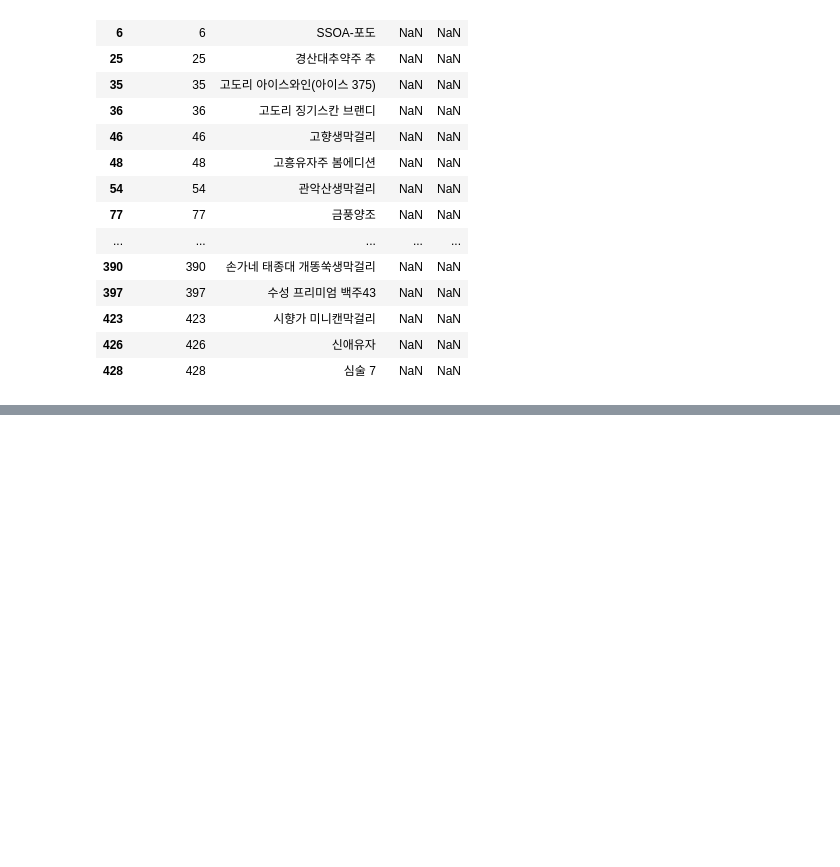
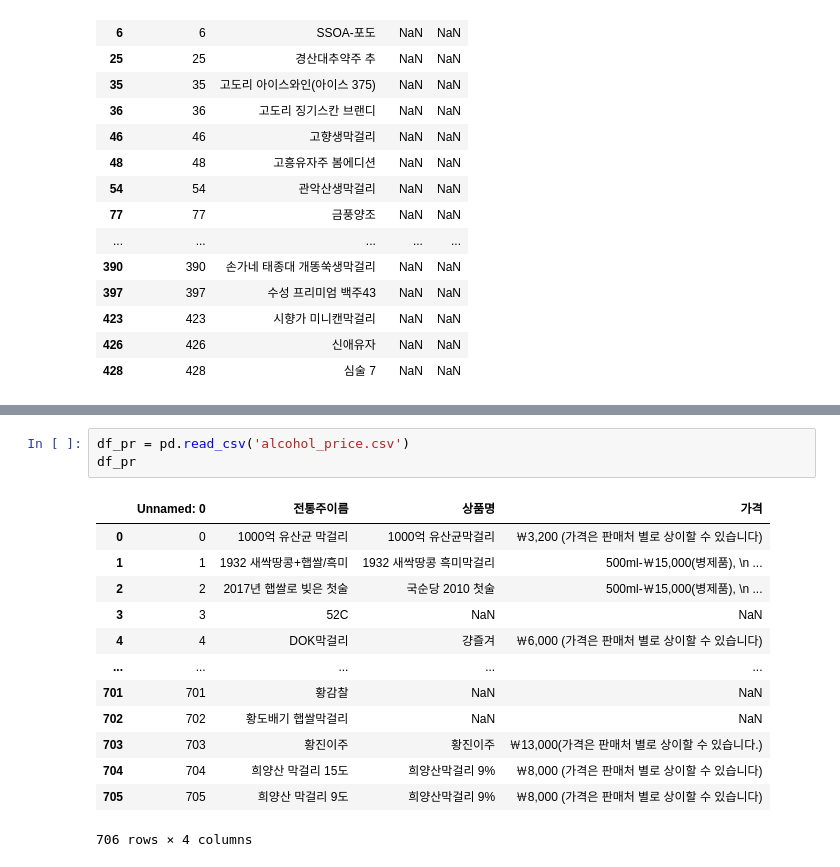
Before and after one commit to doyeon0139/Study, a Jupyter notebook: project/Project_3/가격_크롤링.ipynb, the cells around one changed output, grey strips where cells are left out. Drawn from its saved outputs; the diff is of its cells as text; blank space fills up the shorter version.

```diff
--- a/project/Project_3/가격_크롤링.ipynb
+++ b/project/Project_3/가격_크롤링.ipynb
@@ -144,0 +162,17 @@ df_price[df_price['상품명'].isna()].head(50)
+# %%
+df_pr = pd.read_csv('alcohol_price.csv')
+df_pr
+# %% [output]
+|  | Unnamed: 0 | 전통주이름 | 상품명 | 가격 |
+| 0 | 0 | 1000억 유산균 막걸리 | 1000억 유산균막걸리 | ￦3,200 (가격은 판매처 별로 상이할 수 있습니다) |
+| 1 | 1 | 1932 새싹땅콩+햅쌀/흑미 | 1932 새싹땅콩 흑미막걸리 | 500ml-￦15,000(병제품), \n ... |
+| 2 | 2 | 2017년 햅쌀로 빚은 첫술 | 국순당 2010 첫술 | 500ml-￦15,000(병제품), \n ... |
+| 3 | 3 | 52C | NaN | NaN |
+| 4 | 4 | DOK막걸리 | 걍즐겨 | ￦6,000 (가격은 판매처 별로 상이할 수 있습니다) |
+| ... | ... | ... | ... | ... |
+| 701 | 701 | 황감찰 | NaN | NaN |
+| 702 | 702 | 황도배기 햅쌀막걸리 | NaN | NaN |
+| 703 | 703 | 황진이주 | 황진이주 | ￦13,000(가격은 판매처 별로 상이할 수 있습니다.) |
+| 704 | 704 | 희양산 막걸리 15도 | 희양산막걸리 9% | ￦8,000 (가격은 판매처 별로 상이할 수 있습니다) |
+| 705 | 705 | 희양산 막걸리 9도 | 희양산막걸리 9% | ￦8,000 (가격은 판매처 별로 상이할 수 있습니다) |
+706 rows × 4 columns
```
Also changed, not shown: parts of 1 cell of this notebook, 29 other files.
